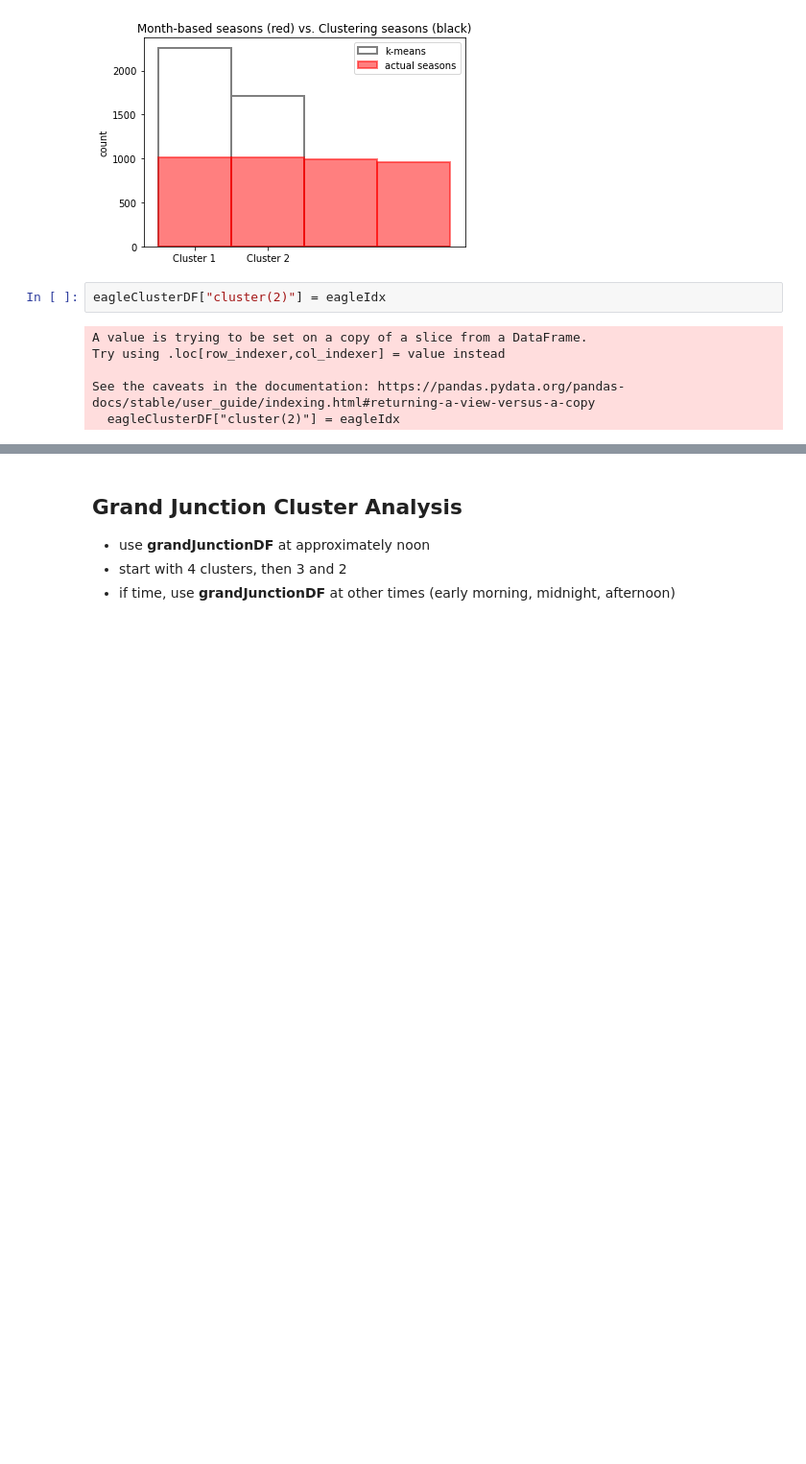
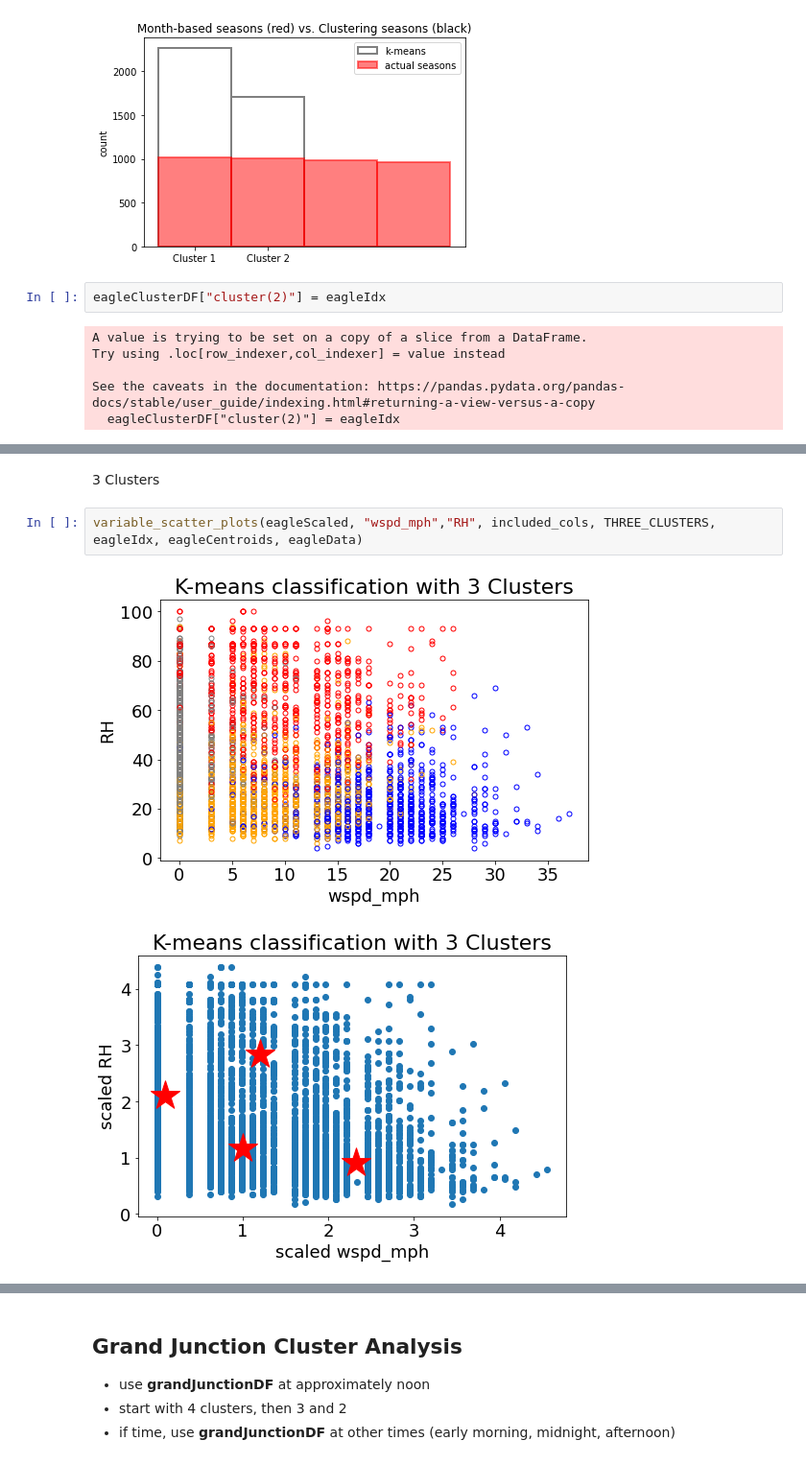
Before and after one commit to alri6419/ATOC4500-Data-Science-Lab, a Jupyter notebook: Project.ipynb, the cells around one changed output, grey strips where cells are left out. Shown at 96% size. Saved outputs shown, nothing was run; the diff lists cells and outputs as text; blank space fills up the shorter version.

```diff
--- a/Project.ipynb
+++ b/Project.ipynb
@@ -471,0 +442,7 @@ See the caveats in the documentation: https://pandas.pydata.org/pandas-docs/stab
+# %% [markdown]
+   3 Clusters
+# %%
+variable_scatter_plots(eagleScaled, "wspd_mph","RH", included_cols, THREE_CLUSTERS, eagleIdx, eagleCentroids, eagleData)
+# %% [output]
+[figure, added]
+[figure, added]
```
Also changed, not shown: parts of 56 cells of this notebook.
